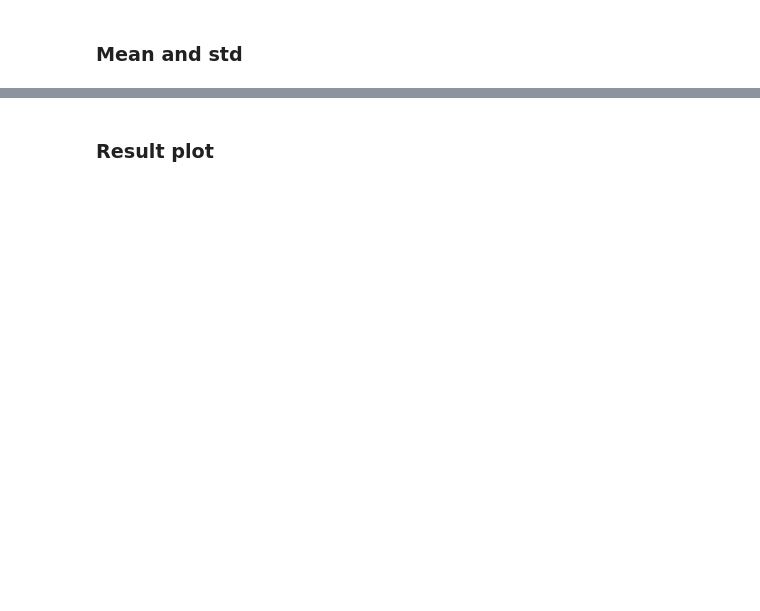
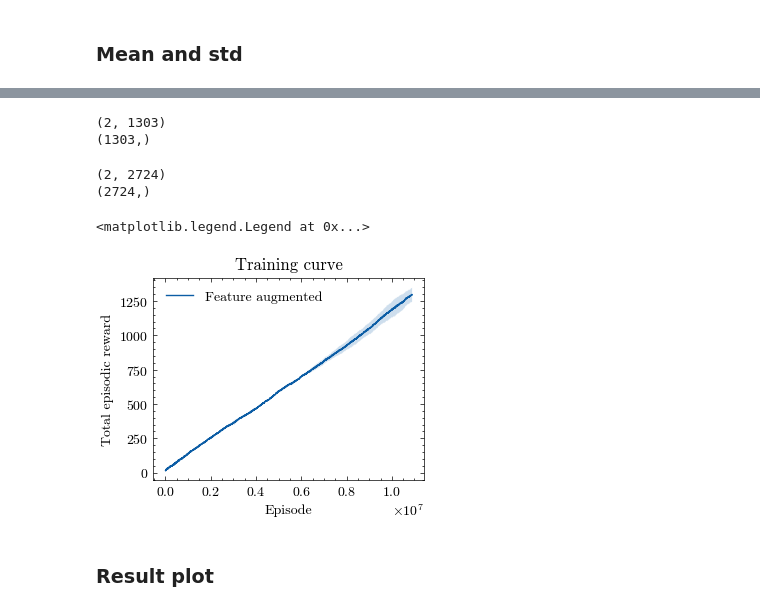
Before and after one commit to Minghui-Wu/545Project, a Jupyter notebook: rl_analysis/result.ipynb, the cells around one changed output, grey strips where cells are left out. Cells and saved outputs as stored; diff of their text form; code cells hidden in the pictures; blank space fills up the shorter version.

```diff
--- a/rl_analysis/result.ipynb
+++ b/rl_analysis/result.ipynb
@@ -49,2 +76,36 @@ print(mean_reward.shape)
+# %%
+aug_index1 = np.load('aug_Index_1.npy')[:min_length]
+aug_index2 = np.load('aug_Index_2.npy')[:min_length]
+aug_reward1 = np.load('aug_Reward_1.npy')[:min_length]
+aug_reward2 = np.load('aug_Reward_2.npy')[:min_length]
+aug_reward = np.vstack((aug_reward1,aug_reward2))
+print(aug_reward.shape)
+aug_mean_reward = np.average(aug_reward, axis=0)
+aug_std_reward = np.std(aug_reward, axis=0)
+print(aug_mean_reward.shape)
+# %% [output]
+(2, 1303)
+(1303,)
+# %%
+aug_index1 = np.load('aug_Index_1.npy')[:2724]
+aug_index2 = np.load('aug_Index_2.npy')[:2724]
+aug_reward1 = np.load('aug_Reward_1.npy')[:2724]
+aug_reward2 = np.load('aug_Reward_2.npy')[:2724]
+aug_reward = np.vstack((aug_reward1,aug_reward2))
+print(aug_reward.shape)
+aug_mean_reward = np.average(aug_reward, axis=0)
+aug_std_reward = np.std(aug_reward, axis=0)
+print(aug_mean_reward.shape)
+plt.plot(aug_index1, aug_mean_reward, label='Feature augmented')
+plt.fill_between(aug_index1, aug_mean_reward+aug_std_reward, aug_mean_reward-aug_std_reward, alpha=0.2)
+plt.title('Training curve')
+plt.xlabel('Episode')
+plt.ylabel('Total episodic reward')
+plt.legend()
+# %% [output]
+(2, 2724)
+(2724,)
+<matplotlib.legend.Legend at 0x...>
+[figure, added]
 # %% [markdown]
 ### Result plot
```
Also changed, not shown: parts of 7 cells of this notebook, 14 other files.
